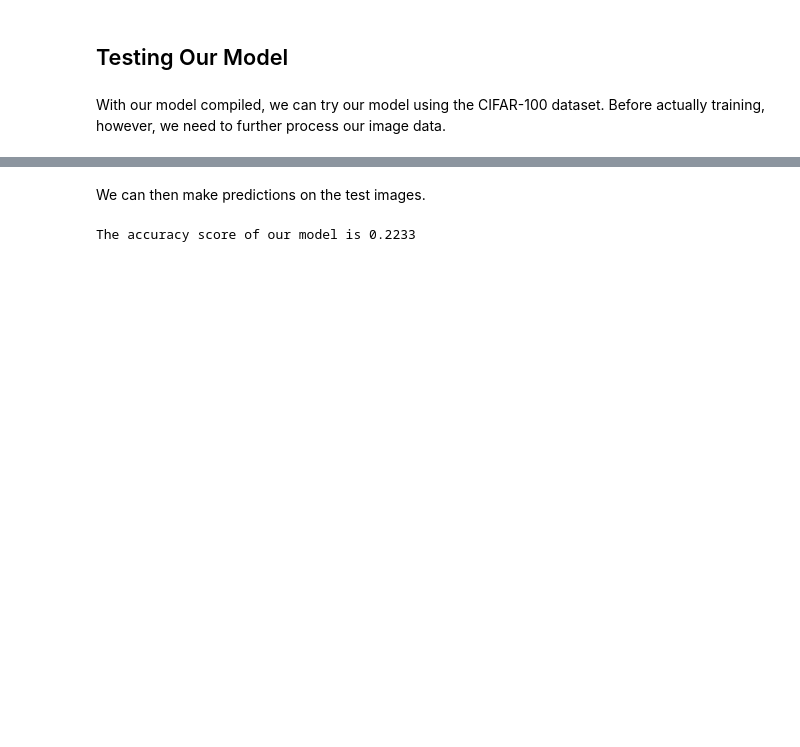
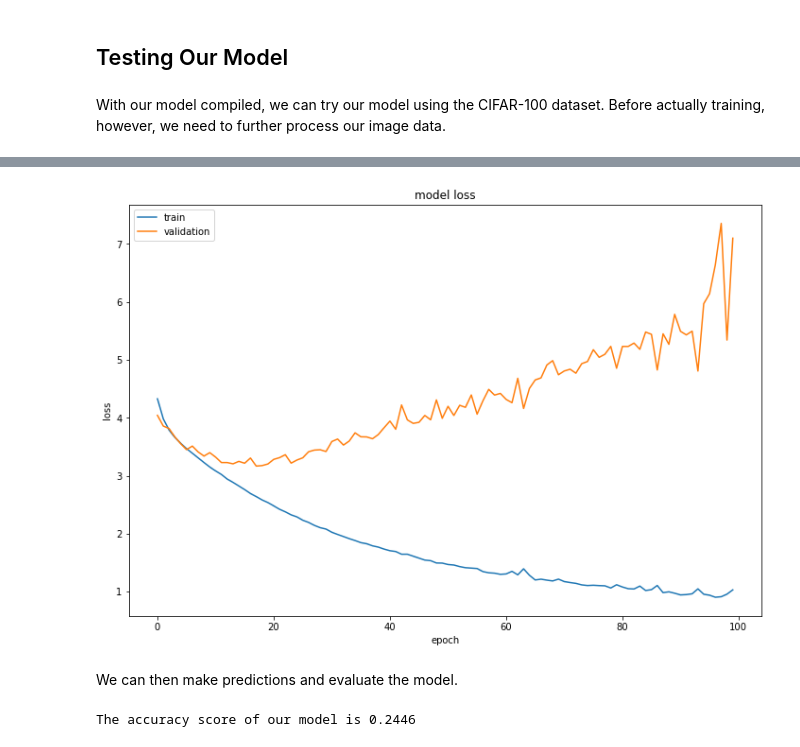
Before and after one commit to iamzhaihy/cv-project2-alexnet, a Jupyter notebook: Implementing AlexNet.ipynb, the cells around one changed output, grey strips where cells are left out. Drawn from its saved outputs; the diff is of its cells as text; code cells hidden in the pictures; blank space fills up the shorter version.

```diff
--- a/Implementing AlexNet.ipynb
+++ b/Implementing AlexNet.ipynb
@@ -263,2 +276,13 @@ Epoch 10/10
+# %%
+plt.figure(figsize=(12, 8))
+plt.plot(history.history['loss'])
+plt.plot(history.history['val_loss'])
+plt.title('model loss')
+plt.ylabel('loss')
+plt.xlabel('epoch')
+plt.legend(['train', 'validation'], loc='upper left')
+plt.show()
+# %% [output]
+[figure, added]
 # %% [markdown]
-We can then make predictions on the test images.
+We can then make predictions and evaluate the model.
@@ -268,10 +289,11 @@ y_predicted = AlexNet.predict(X_test)
 # %%
-# report accuracy score of the model
 from sklearn.metrics import accuracy_score
 
-score = accuracy_score(np.argmax(y_predicted, axis=1),
-                       np.argmax(y_test, axis=1))
+y_true = np.argmax(y_test, axis=1)
+y_pred = np.argmax(AlexNet.predict(X_test), axis=1)
 
+# report accuracy score of the model
+score = accuracy_score(y_pred, y_true)
 print("The accuracy score of our model is", score)
 # %% [output]
-The accuracy score of our model is 0.2233
+The accuracy score of our model is 0.2446
```
Also changed, not shown: parts of 6 cells of this notebook.
